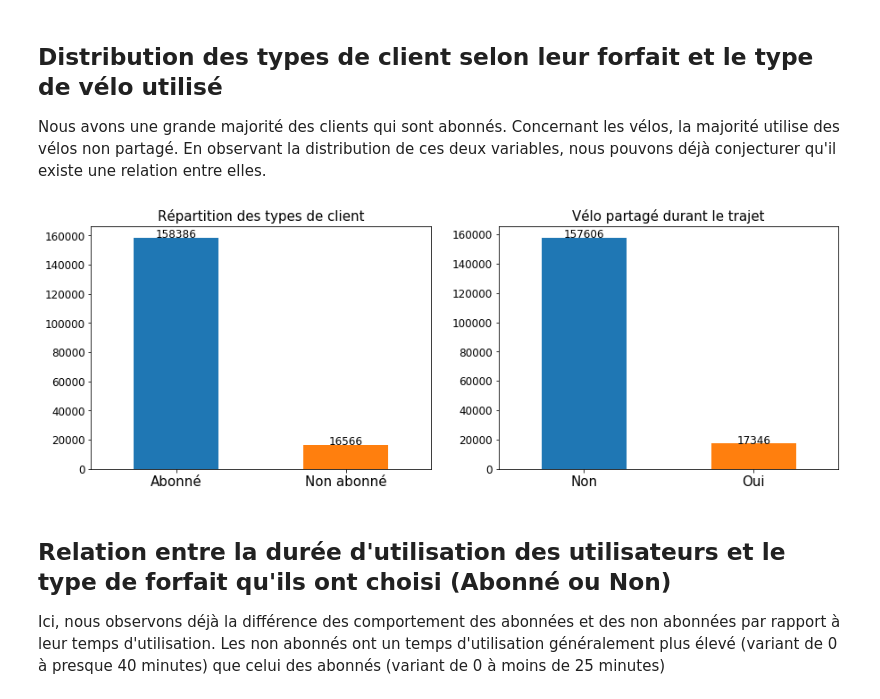
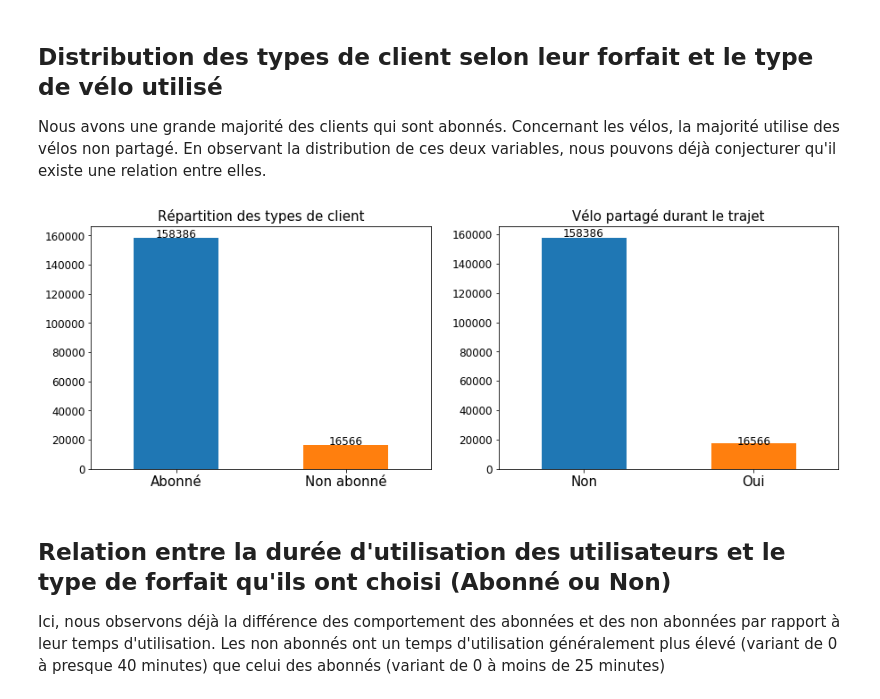
Before and after one commit to rjaonamickael/Ford_GoBike, a Jupyter notebook: Part_II_slide_deck_template.ipynb, the cells around one changed output. Saved outputs shown, nothing was run; the diff lists cells and outputs as text; code cells hidden in the pictures.

```diff
--- a/Part_II_slide_deck_template.ipynb
+++ b/Part_II_slide_deck_template.ipynb
@@ -71,35 +71,35 @@ Text(0.5, 0, 'Minute')
 ## Distribution des types de client selon leur forfait et le type de vélo utilisé
 
 Nous avons une grande majorité des clients qui sont abonnés. Concernant les vélos, la majorité utilise des vélos non partagé. En observant la distribution de ces deux variables, nous pouvons déjà conjecturer qu'il existe une relation entre elles.
-# %%
-data1 = df['user_type'].value_counts()
-data2 = df['bike_share_for_all_trip'].value_counts()
-
-# DEUX GRAPHIQUES DANS UNE FIGURE
-plt.figure(figsize = [15,5])
-plt.rcParams['font.size'] = 12
-
-#Graphique de gauche :
-plt.subplot(1, 2, 1)
-data1.plot(kind='bar')
-xindex = np.arange(len(data1))
-plt.xticks(xindex, labels = ['Abonné', 'Non abonné'] , size=15,rotation=0)
-plt.title("Répartition des types de client",size=15)
-plt.text(0,data1[0],data1[0], ha="center")
-plt.text(1,data1[1],data1[1], ha="center")
-
-#Graphique de droite :
-plt.subplot(1, 2, 2)
-data2.plot(kind='bar')
-xindex = np.arange(len(data2))
-plt.xticks(xindex, labels = ['Non', 'Oui'] , rotation=0,size=15)
-plt.title("Vélo partagé durant le trajet",size=15)
-plt.text(0,data2[0],data2[0], ha="center")
-plt.text(1,data2[1],data2[1], ha="center")
-
-plt.show()
-# %% [output]
-[figure, removed]
+# %%
+data1 = df['user_type'].value_counts()
+data2 = df['bike_share_for_all_trip'].value_counts()
+
+def Plot2(Data,Titre,Label):
+    Data.plot(kind='bar')
+    xindex = np.arange(len(data1))
+    plt.xticks(xindex, labels = Label , size=15,rotation=0)
+    plt.title(Titre,size=15)
+    for i in range(len(Data)) :
+        plt.text(i,data1[i],data1[i], ha="center")
+
+    return None
+
+# DEUX GRAPHIQUES DANS UNE FIGURE
+plt.figure(figsize = [15,5])
+plt.rcParams['font.size'] = 12
+
+#Graphique de gauche :
+plt.subplot(1, 2, 1)
+Plot2(data1,"Répartition des types de client",['Abonné', 'Non abonné'])
+
+#Graphique de droite :
+plt.subplot(1, 2, 2)
+Plot2(data2,"Vélo partagé durant le trajet",['Non', 'Oui'])
+
+plt.show()
+# %% [output]
+[figure, added]
 # %% [markdown]
 ## Relation entre la durée d'utilisation des utilisateurs et le type de forfait qu'ils ont choisi (Abonné ou Non)
 
```
Also changed, not shown: 1 other file.
